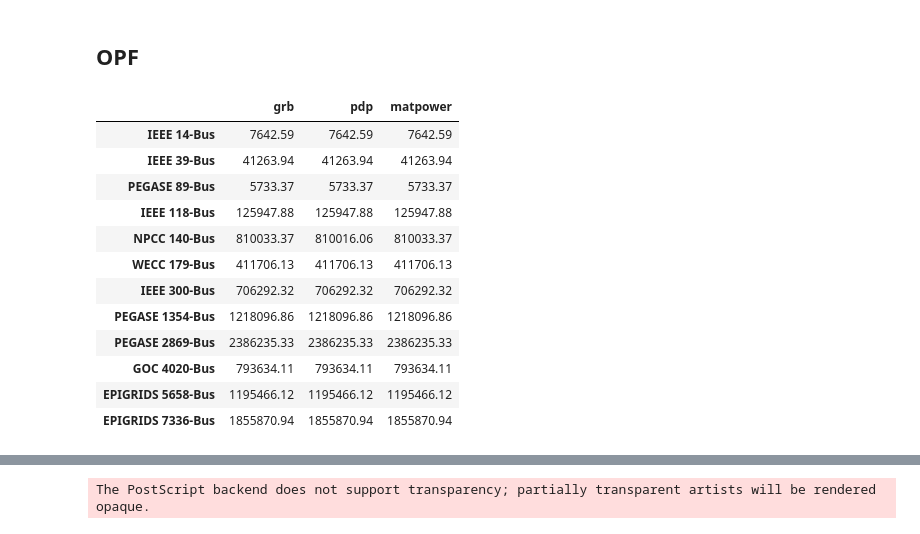
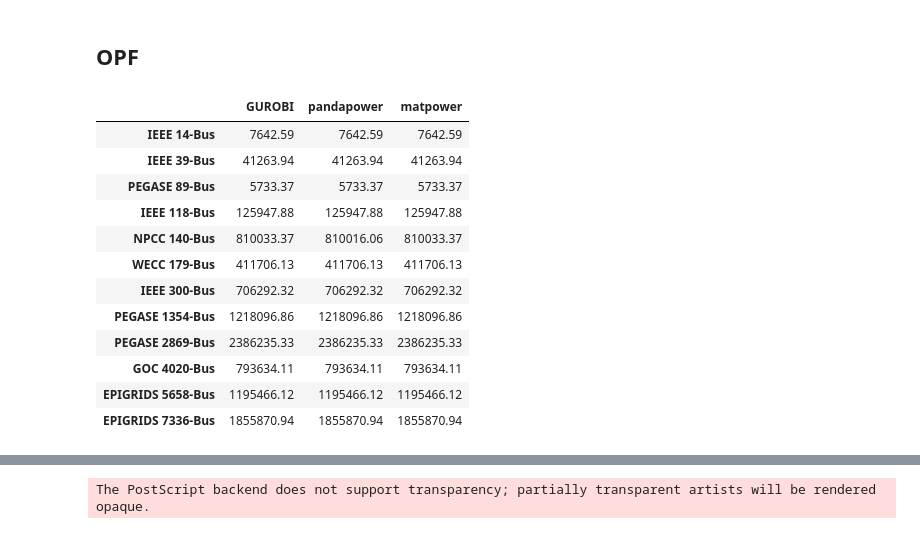
Before and after one commit to CURENT/demo, a Jupyter notebook: demo/ams_benchmark/plot/bench_plot.ipynb, the cells around one changed output, grey strips where cells are left out. Saved outputs shown, nothing was run; the diff lists cells and outputs as text; code cells hidden in the pictures.

```diff
--- a/demo/ams_benchmark/plot/bench_plot.ipynb
+++ b/demo/ams_benchmark/plot/bench_plot.ipynb
@@ -46,24 +44,24 @@ mp_res = pd.read_csv('../results//results_matpower.csv')
 # %%
 dcopf_cases = [
     'IEEE 14-Bus', 'IEEE 39-Bus',
     'PEGASE 89-Bus', 'IEEE 118-Bus',
     'NPCC 140-Bus', 'WECC 179-Bus',
     'IEEE 300-Bus',
     'PEGASE 1354-Bus', 'PEGASE 2869-Bus',
     'GOC 4020-Bus', 'EPIGRIDS 5658-Bus',
     'EPIGRIDS 7336-Bus',]
 
 time_df = time_dcopf.copy()
 time_df.index = dcopf_cases
 time_df['matpower'] = mp_res[mp_cols].mean(axis=1).values
 
-obj_df = obj_dcopf[['grb', 'pdp']].copy()
+obj_df = obj_dcopf[['GUROBI', 'pandapower']].copy()
 obj_df.index = dcopf_cases
 obj_df['matpower'] = mp_res['Obj'].values
 
 obj_df.round(2)
 # %% [output]
-|  | grb | pdp | matpower |
+|  | GUROBI | pandapower | matpower |
 | IEEE 14-Bus | 7642.59 | 7642.59 | 7642.59 |
 | IEEE 39-Bus | 41263.94 | 41263.94 | 41263.94 |
 | PEGASE 89-Bus | 5733.37 | 5733.37 | 5733.37 |
```
Also changed, not shown: parts of 8 cells of this notebook, 14 other files.
